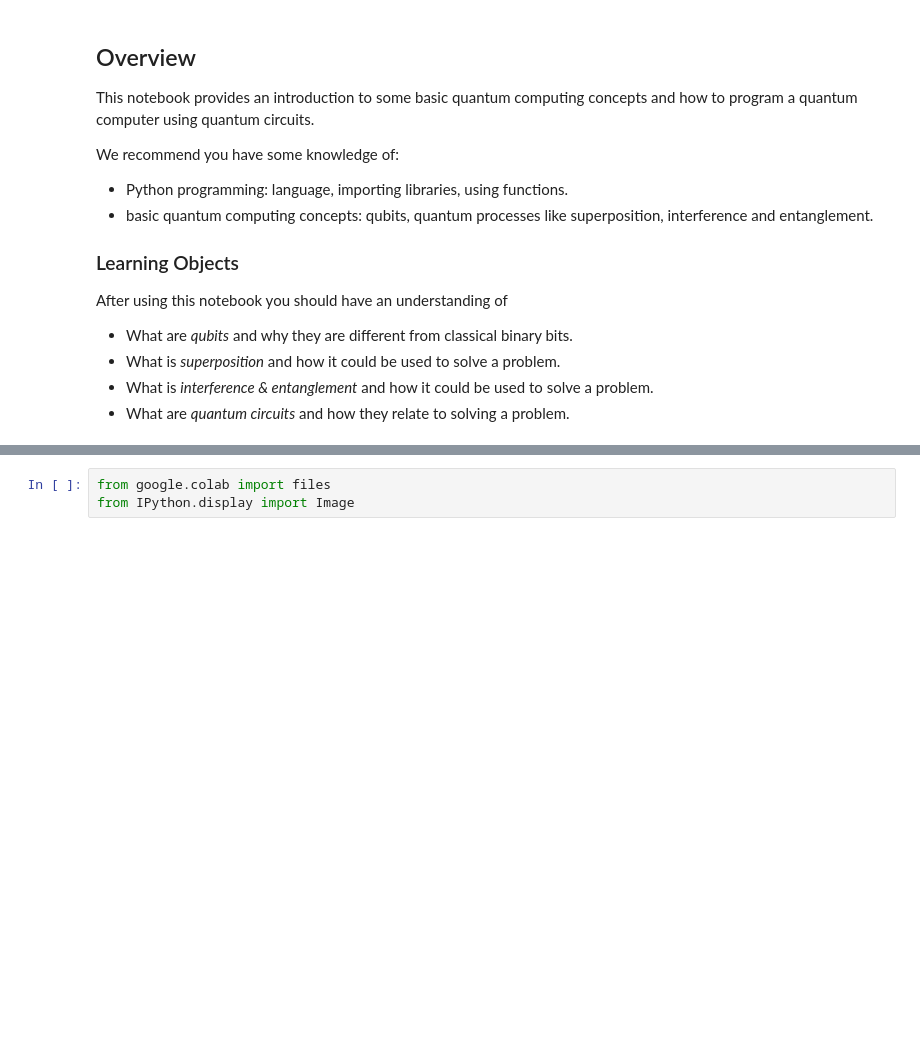
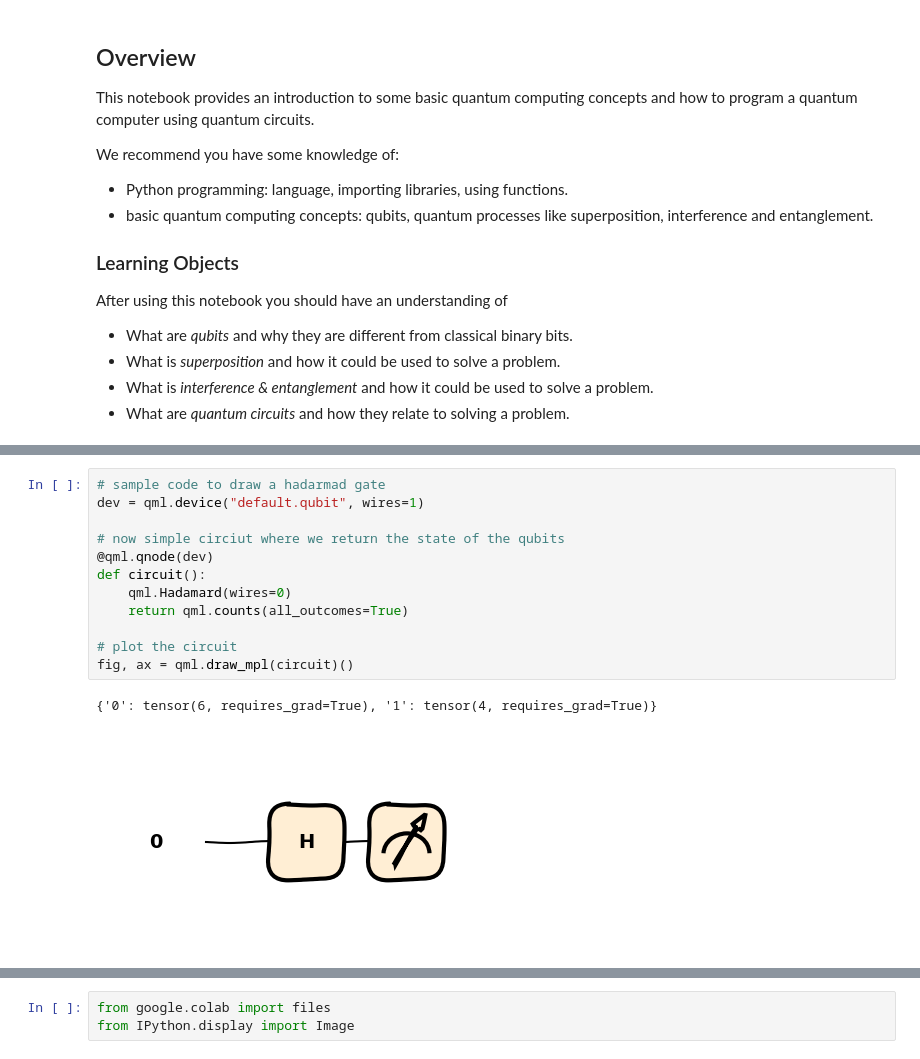
Before and after one commit to PawseySC/quantum-computing-hackathon, a Jupyter notebook: lessons/1-Intro_to_Quantum_Computing.ipynb, the cells around one changed output, grey strips where cells are left out. Cells and saved outputs as stored; diff of their text form; blank space fills up the shorter version.

```diff
--- a/lessons/1-Intro_to_Quantum_Computing.ipynb
+++ b/lessons/1-Intro_to_Quantum_Computing.ipynb
@@ -109,0 +152,15 @@ The following figure is a circuit representation of the Deutsh-Jozsa algorithm:
+# %%
+# sample code to draw a hadarmad gate
+dev = qml.device("default.qubit", wires=1)
+
+# now simple circiut where we return the state of the qubits
+@qml.qnode(dev)
+def circuit():
+    qml.Hadamard(wires=0)
+    return qml.counts(all_outcomes=True)
+
+# plot the circuit
+fig, ax = qml.draw_mpl(circuit)()
+# %% [output]
+{'0': tensor(6, requires_grad=True), '1': tensor(4, requires_grad=True)}
+[figure, added]
```
Also changed, not shown: parts of 26 cells of this notebook.
